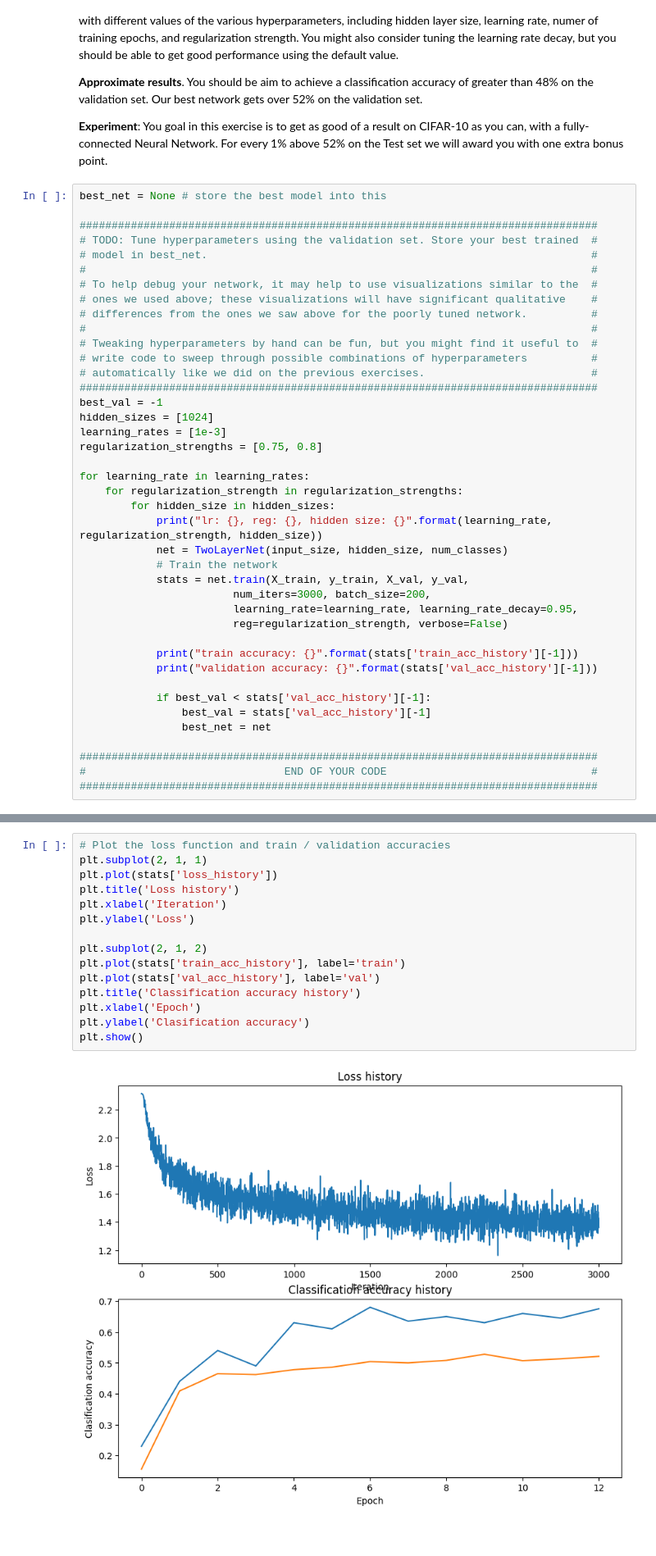
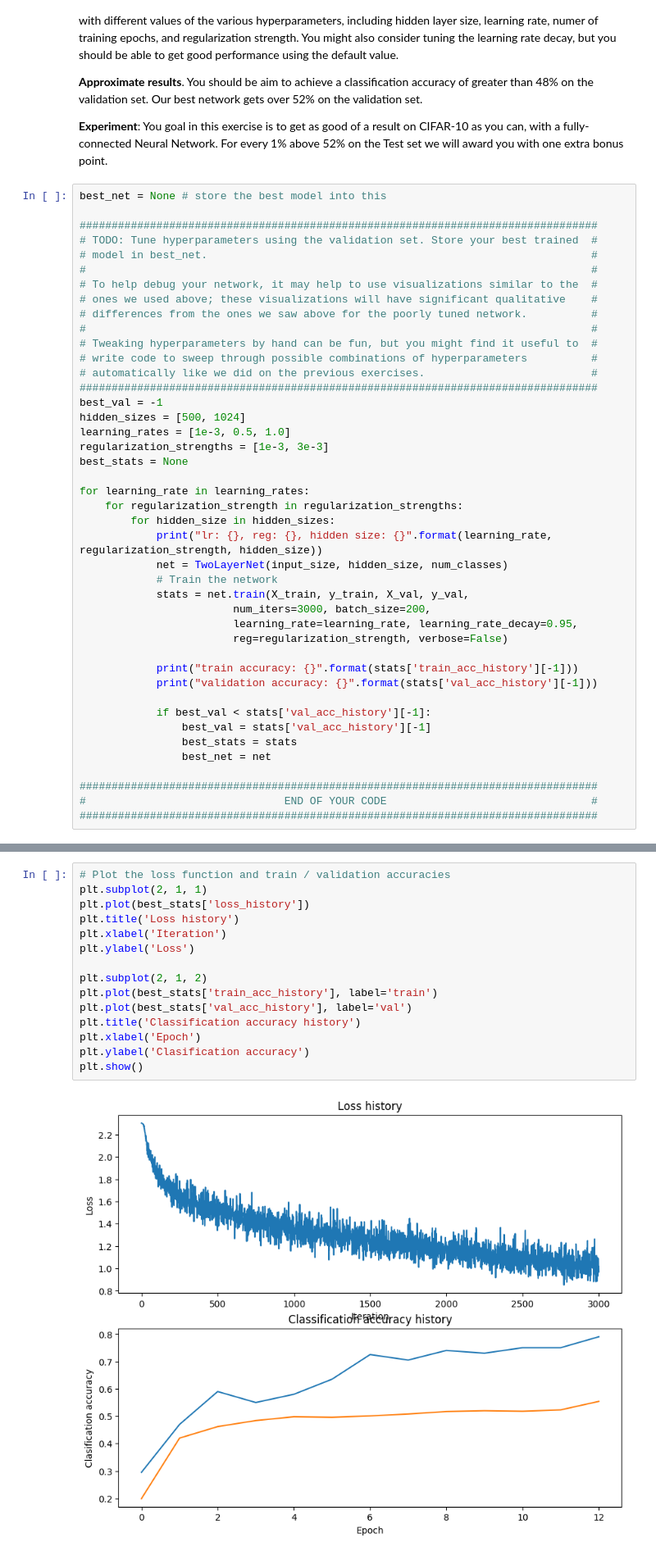
Before and after one commit to marcostoscano95/cs231, a Jupyter notebook: assignment1/two_layer_net.ipynb, the cells around one changed output, grey strips where cells are left out. Shown: that part at 82% size. Drawn from its saved outputs; the diff is of its cells as text.

```diff
--- a/assignment1/two_layer_net.ipynb
+++ b/assignment1/two_layer_net.ipynb
@@ -305,9 +311,10 @@ best_net = None # store the best model into this
 # automatically like we did on the previous exercises.                          #
 #################################################################################
 best_val = -1
-hidden_sizes = [1024]
-learning_rates = [1e-3]
-regularization_strengths = [0.75, 0.8]
+hidden_sizes = [500, 1024]
+learning_rates = [1e-3, 0.5, 1.0]
+regularization_strengths = [1e-3, 3e-3]
+best_stats = None
 
 for learning_rate in learning_rates:
     for regularization_strength in regularization_strengths:
@@ -325,6 +332,7 @@ for learning_rate in learning_rates:
 
             if best_val < stats['val_acc_history'][-1]:
                 best_val = stats['val_acc_history'][-1]
+                best_stats = stats
                 best_net = net
 
 #################################################################################
@@ -340,20 +359,20 @@ validation accuracy: 0.521
 # %%
 # Plot the loss function and train / validation accuracies
 plt.subplot(2, 1, 1)
-plt.plot(stats['loss_history'])
+plt.plot(best_stats['loss_history'])
 plt.title('Loss history')
 plt.xlabel('Iteration')
 plt.ylabel('Loss')
 
 plt.subplot(2, 1, 2)
-plt.plot(stats['train_acc_history'], label='train')
-plt.plot(stats['val_acc_history'], label='val')
+plt.plot(best_stats['train_acc_history'], label='train')
+plt.plot(best_stats['val_acc_history'], label='val')
 plt.title('Classification accuracy history')
 plt.xlabel('Epoch')
 plt.ylabel('Clasification accuracy')
 plt.show()
 # %% [output]
-[figure, old version]
+[figure, new version]
 # %%
 # visualize the weights of the best network
 show_net_weights(best_net)
```
Also changed, not shown: parts of 6 cells of this notebook, 6 other files.
